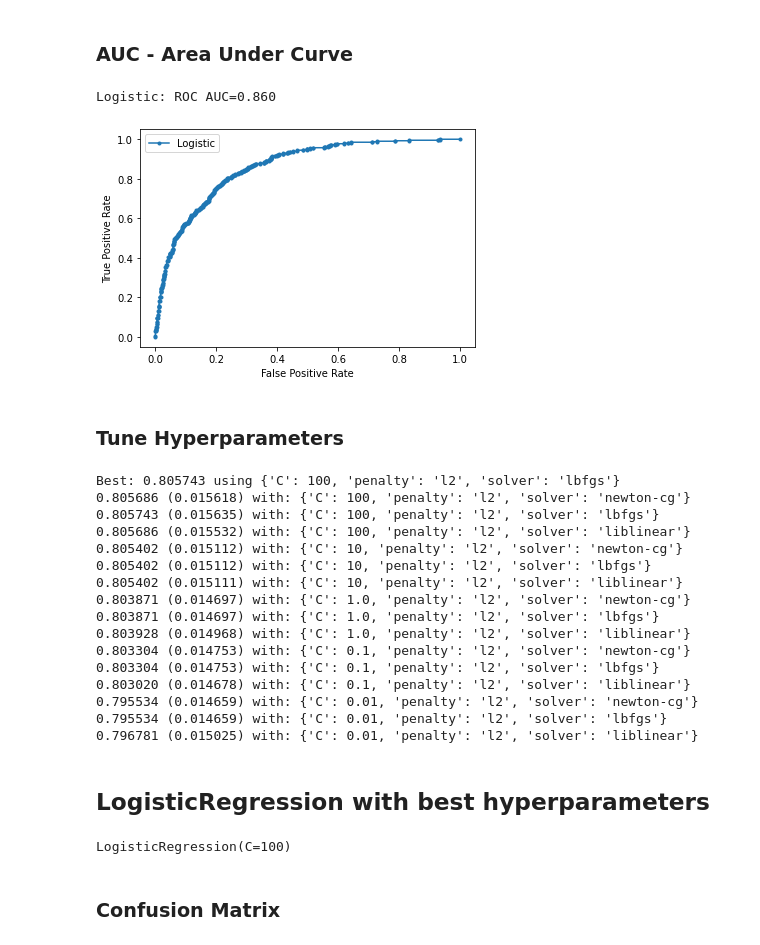
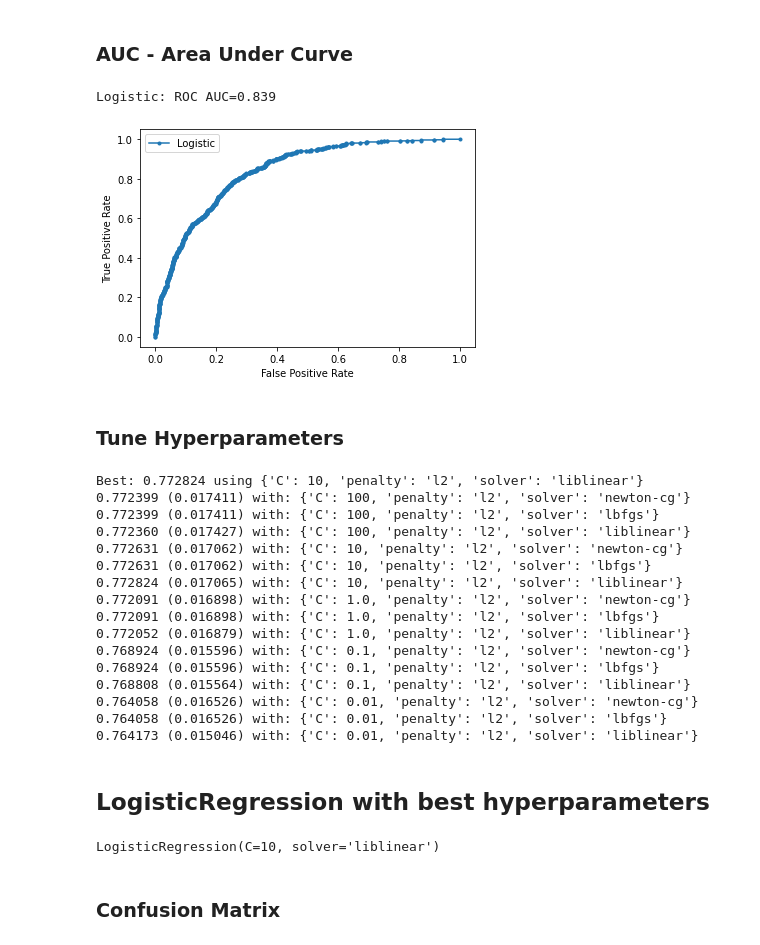
Before and after one commit to jinshuochen/Spring-Board-Capstone-Three, a Jupyter notebook: Customer Churn/notebooks/Modeling.ipynb, the cells around one changed output. Saved outputs shown, nothing was run; the diff lists cells and outputs as text; code cells hidden in the pictures.

```diff
--- a/Customer Churn/notebooks/Modeling.ipynb
+++ b/Customer Churn/notebooks/Modeling.ipynb
@@ -71,7 +221,8 @@ X.head()
 # %%
 from sklearn.model_selection import train_test_split
 # split into train/test sets
-X_train, X_test, y_train, y_test = train_test_split(X, y, test_size=0.25, random_state=2)
+X_train, X_test, y_train, y_test = train_test_split(X_ros, y_ros, test_size=0.25, random_state=2)
+X2_train, X2_test, y2_train, y2_test = train_test_split(X_ros_transformed, y_ros_transformed, test_size=0.25, random_state=2)
 # %% [markdown]
 # LogisticRegression
 # %%
@@ -79,7 +230,7 @@ from sklearn.linear_model import LogisticRegression
 # Instantiate a logistic regression model without an intercept, arbitrarily large C value will offset the lack of intercept
 logreg = LogisticRegression(solver = 'liblinear')
 # Fit the model to our X and y training sets
-logreg.fit(X_train, y_train)
+logreg.fit(X2_train, y2_train)
 # %% [output]
 LogisticRegression(solver='liblinear')
 # %%
@@ -138,32 +289,32 @@ weighted avg       0.80      0.81      0.80      1470
 # %%
 from sklearn.metrics import roc_auc_score
 # predict probabilities
-lr_probs = logreg.predict_proba(X_test)
+lr_probs = logreg.predict_proba(X2_test)
 # keep probabilities for the positive outcome only
 lr_probs = lr_probs[:, 1]
 # %%
 # calculate AUC
-lr_auc = roc_auc_score(y_test, lr_probs)
+lr_auc = roc_auc_score(y2_test, lr_probs)
 print('Logistic: ROC AUC=%.3f' % (lr_auc))
 # %% [output]
-Logistic: ROC AUC=0.860
+Logistic: ROC AUC=0.839
 # %%
 from sklearn.metrics import roc_curve, auc
 # Calculate fpr, tpr, and thresholds for test set
-test_fpr, test_tpr, test_thresholds = roc_curve(y_test, lr_probs)
+lr_test_fpr, lr_test_tpr, lr_test_thresholds = roc_curve(y2_test, lr_probs)
 # %%
 from matplotlib import pyplot
 # plot the roc curve for the model
-pyplot.plot(test_fpr, test_tpr, marker='.', label='Logistic')
+pyplot.plot(lr_test_fpr, lr_test_tpr, marker='.', label='Logistic')
 # axis labels
 pyplot.xlabel('False Positive Rate')
 pyplot.ylabel('True Positive Rate')
 # show the legend
 pyplot.legend()
 # show the plot
 pyplot.show()
 # %% [output]
-[figure, old version]
+[figure, new version]
 # %% [markdown]
 ### Tune Hyperparameters
 # %%
@@ -178,7 +329,7 @@ c_values = [100, 10, 1.0, 0.1, 0.01]
 grid = dict(solver=solvers,penalty=penalty,C=c_values)
 cv = RepeatedStratifiedKFold(n_splits=10, n_repeats=3, random_state=1)
 grid_search = GridSearchCV(estimator=model, param_grid=grid, n_jobs=-1, cv=cv, scoring='accuracy',error_score=0)
-grid_result = grid_search.fit(X, y)
+grid_result = grid_search.fit(X_ros_transformed,y_ros_transformed)
 # summarize results
 print("Best: %f using %s" % (grid_result.best_score_, grid_result.best_params_))
 means = grid_result.cv_results_['mean_test_score']
@@ -187,28 +338,28 @@ params = grid_result.cv_results_['params']
 for mean, stdev, param in zip(means, stds, params):
     print("%f (%f) with: %r" % (mean, stdev, param))
 # %% [output]
-Best: 0.805743 using {'C': 100, 'penalty': 'l2', 'solver': 'lbfgs'}
-0.805686 (0.015618) with: {'C': 100, 'penalty': 'l2', 'solver': 'newton-cg'}
-0.805743 (0.015635) with: {'C': 100, 'penalty': 'l2', 'solver': 'lbfgs'}
-0.805686 (0.015532) with: {'C': 100, 'penalty': 'l2', 'solver': 'liblinear'}
-0.805402 (0.015112) with: {'C': 10, 'penalty': 'l2', 'solver': 'newton-cg'}
-0.805402 (0.015112) with: {'C': 10, 'penalty': 'l2', 'solver': 'lbfgs'}
-0.805402 (0.015111) with: {'C': 10, 'penalty': 'l2', 'solver': 'liblinear'}
-0.803871 (0.014697) with: {'C': 1.0, 'penalty': 'l2', 'solver': 'newton-cg'}
-0.803871 (0.014697) with: {'C': 1.0, 'penalty': 'l2', 'solver': 'lbfgs'}
-0.803928 (0.014968) with: {'C': 1.0, 'penalty': 'l2', 'solver': 'liblinear'}
-0.803304 (0.014753) with: {'C': 0.1, 'penalty': 'l2', 'solver': 'newton-cg'}
-0.803304 (0.014753) with: {'C': 0.1, 'penalty': 'l2', 'solver': 'lbfgs'}
-0.803020 (0.014678) with: {'C': 0.1, 'penalty': 'l2', 'solver': 'liblinear'}
-0.795534 (0.014659) with: {'C': 0.01, 'penalty': 'l2', 'solver': 'newton-cg'}
-0.795534 (0.014659) with: {'C': 0.01, 'penalty': 'l2', 'solver': 'lbfgs'}
-0.796781 (0.015025) with: {'C': 0.01, 'penalty': 'l2', 'solver': 'liblinear'}
+Best: 0.772824 using {'C': 10, 'penalty': 'l2', 'solver': 'liblinear'}
+0.772399 (0.017411) with: {'C': 100, 'penalty': 'l2', 'solver': 'newton-cg'}
+0.772399 (0.017411) with: {'C': 100, 'penalty': 'l2', 'solver': 'lbfgs'}
+0.772360 (0.017427) with: {'C': 100, 'penalty': 'l2', 'solver': 'liblinear'}
+0.772631 (0.017062) with: {'C': 10, 'penalty': 'l2', 'solver': 'newton-cg'}
+0.772631 (0.017062) with: {'C': 10, 'penalty': 'l2', 'solver': 'lbfgs'}
+0.772824 (0.017065) with: {'C': 10, 'penalty': 'l2', 'solver': 'liblinear'}
+0.772091 (0.016898) with: {'C': 1.0, 'penalty': 'l2', 'solver': 'newton-cg'}
+0.772091 (0.016898) with: {'C': 1.0, 'penalty': 'l2', 'solver': 'lbfgs'}
+0.772052 (0.016879) with: {'C': 1.0, 'penalty': 'l2', 'solver': 'liblinear'}
+0.768924 (0.015596) with: {'C': 0.1, 'penalty': 'l2', 'solver': 'newton-cg'}
+0.768924 (0.015596) with: {'C': 0.1, 'penalty': 'l2', 'solver': 'lbfgs'}
+0.768808 (0.015564) with: {'C': 0.1, 'penalty': 'l2', 'solver': 'liblinear'}
+0.764058 (0.016526) with: {'C': 0.01, 'penalty': 'l2', 'solver': 'newton-cg'}
+0.764058 (0.016526) with: {'C': 0.01, 'penalty': 'l2', 'solver': 'lbfgs'}
+0.764173 (0.015046) with: {'C': 0.01, 'penalty': 'l2', 'solver': 'liblinear'}
 # %% [markdown]
 ## LogisticRegression with best hyperparameters
 # %%
-logreg_best = LogisticRegression(C=100, penalty='l2', solver = 'lbfgs')
-logreg_best.fit(X_train, y_train)
+logreg_best = LogisticRegression(C=10, penalty='l2', solver = 'liblinear')
+logreg_best.fit(X2_train, y2_train)
 # %% [output]
-LogisticRegression(C=100)
+LogisticRegression(C=10, solver='liblinear')
 # %%
 # predict future values
```
Also changed, not shown: parts of 76 cells of this notebook, 4 other files.
